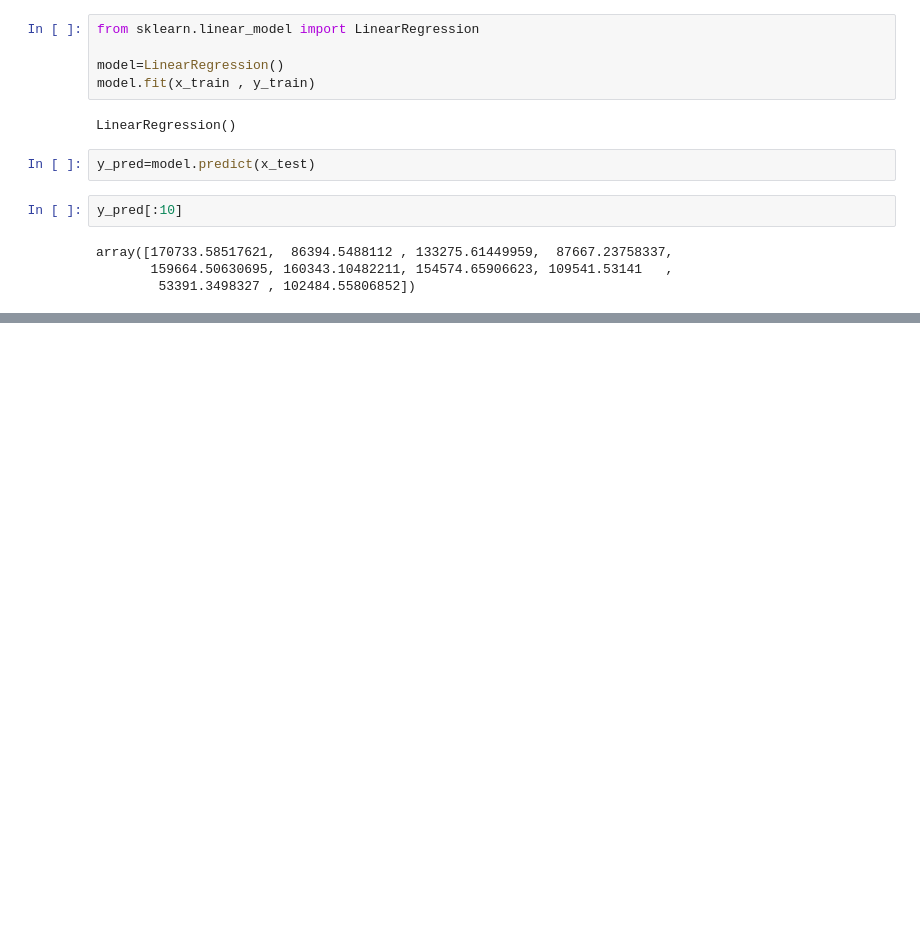
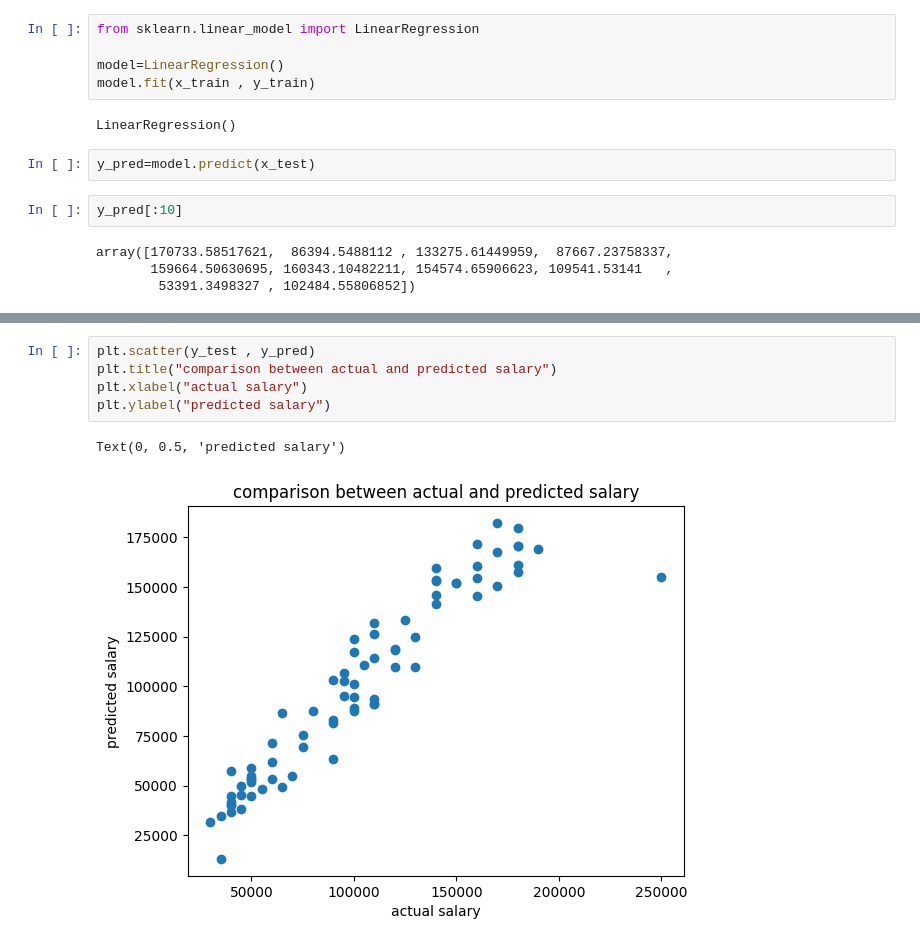
Before and after one commit to Sarajml98/salary-data-analysis, a Jupyter notebook: salary.ipynb, the cells around one changed output, grey strips where cells are left out. Cells and saved outputs as stored; diff of their text form; blank space fills up the shorter version.

```diff
--- a/salary.ipynb
+++ b/salary.ipynb
@@ -710,0 +726,8 @@ comparison
+# %%
+plt.scatter(y_test , y_pred)
+plt.title("comparison between actual and predicted salary")
+plt.xlabel("actual salary")
+plt.ylabel("predicted salary")
+# %% [output]
+Text(0, 0.5, 'predicted salary')
+[figure, added]
```
Also changed, not shown: parts of 6 cells of this notebook.
